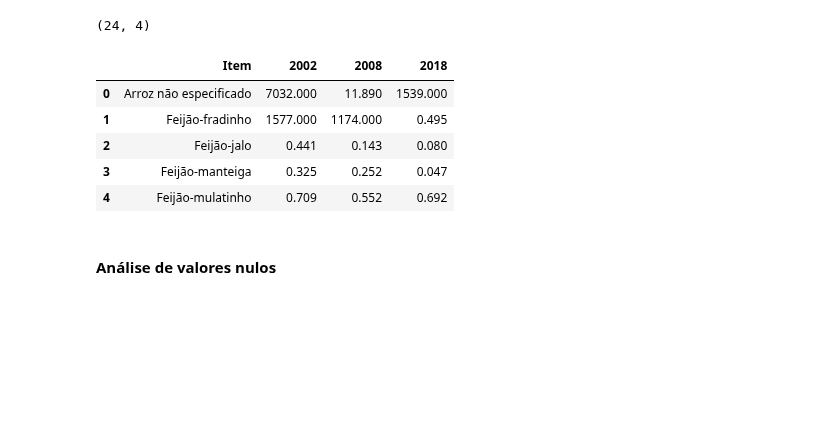
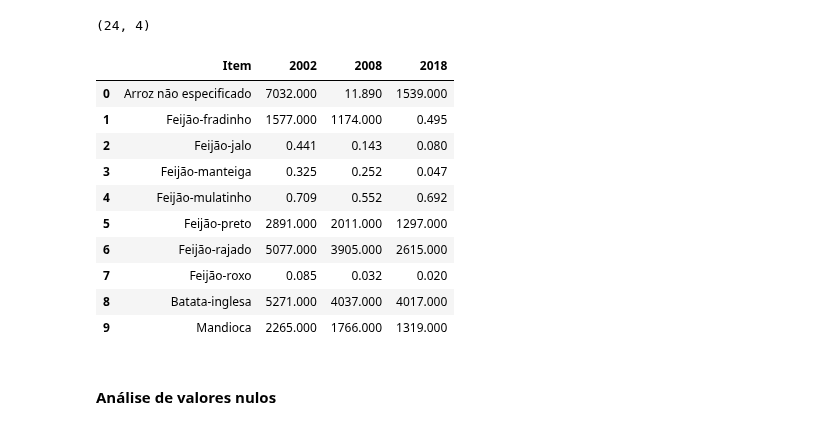
Before and after one commit to O-PY-THA-ON/dcc---fellowship-ci-ncia-de-dados, a Jupyter notebook: eda_dcc.ipynb, the cells around one changed output. Cells and saved outputs as stored; diff of their text form; code cells hidden in the pictures; blank space fills up the shorter version.

```diff
--- a/eda_dcc.ipynb
+++ b/eda_dcc.ipynb
@@ -95,14 +95,19 @@ consumo.shape
 # %% [output]
 (24, 4)
 # %%
-consumo.head()
+consumo.head(10)
 # %% [output]
 |  | Item | 2002 | 2008 | 2018 |
 | 0 | Arroz não especificado | 7032.000 | 11.890 | 1539.000 |
 | 1 | Feijão-fradinho | 1577.000 | 1174.000 | 0.495 |
 | 2 | Feijão-jalo | 0.441 | 0.143 | 0.080 |
 | 3 | Feijão-manteiga | 0.325 | 0.252 | 0.047 |
 | 4 | Feijão-mulatinho | 0.709 | 0.552 | 0.692 |
+| 5 | Feijão-preto | 2891.000 | 2011.000 | 1297.000 |
+| 6 | Feijão-rajado | 5077.000 | 3905.000 | 2615.000 |
+| 7 | Feijão-roxo | 0.085 | 0.032 | 0.020 |
+| 8 | Batata-inglesa | 5271.000 | 4037.000 | 4017.000 |
+| 9 | Mandioca | 2265.000 | 1766.000 | 1319.000 |
 # %% [markdown]
 #### Análise de valores nulos
 # %%
```
Also changed, not shown: parts of 2 cells of this notebook, 2 other files.
